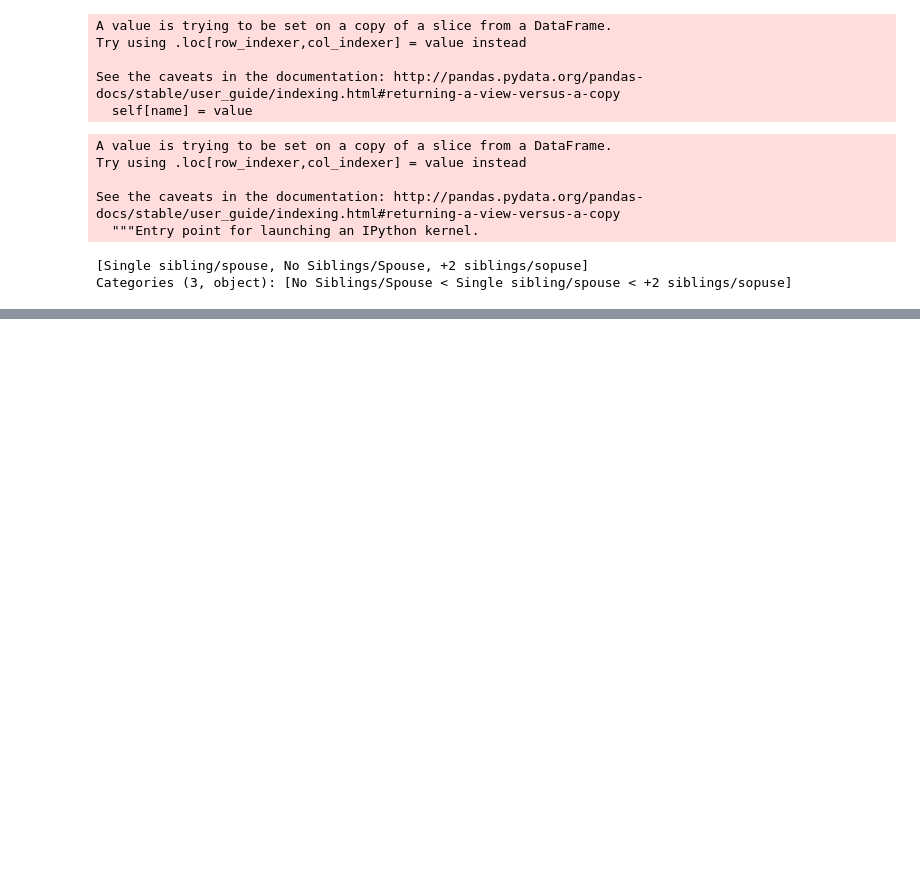
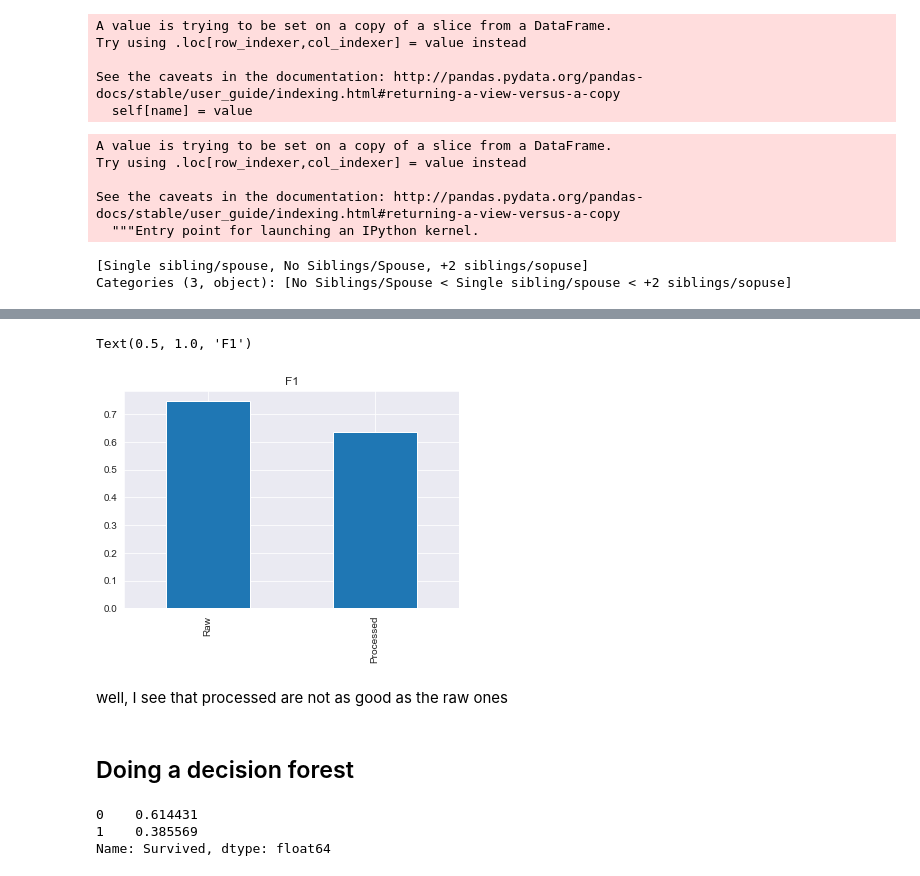
Before and after one commit to Ark93/Real-world_ml, a Jupyter notebook: chapter_3/titanic_dataset.ipynb, the cells around one changed output, grey strips where cells are left out. Cells and saved outputs as stored; diff of their text form; code cells hidden in the pictures; blank space fills up the shorter version.

```diff
--- a/chapter_3/titanic_dataset.ipynb
+++ b/chapter_3/titanic_dataset.ipynb
@@ -1081,0 +1174,11 @@ Categories (3, object): [No Siblings/Spouse < Single sibling/spouse < +2 sibling
+# %%
+ax =results.F1.plot(kind='bar')
+ax.set_xticklabels(['Raw', 'Processed'])
+ax.set_title('F1')
+# %% [output]
+Text(0.5, 1.0, 'F1')
+[figure, added]
+# %% [markdown]
+well, I see that processed are not as good as the raw ones
+# %% [markdown]
+## Doing a decision forest
@@ -1081,0 +1189,6 @@ Categories (3, object): [No Siblings/Spouse < Single sibling/spouse < +2 sibling
+# %%
+y.value_counts(normalize=True)
+# %% [output]
+0    0.614431
+1    0.385569
+Name: Survived, dtype: float64
```
Also changed, not shown: parts of 66 cells of this notebook.
